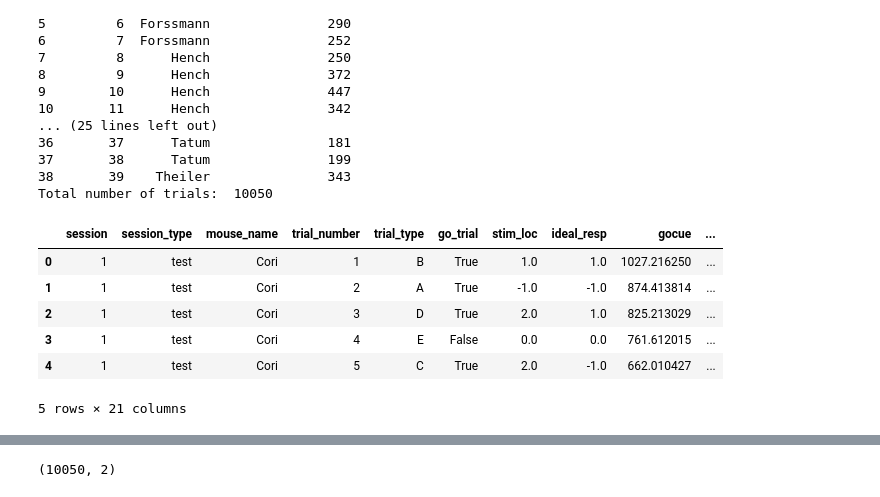
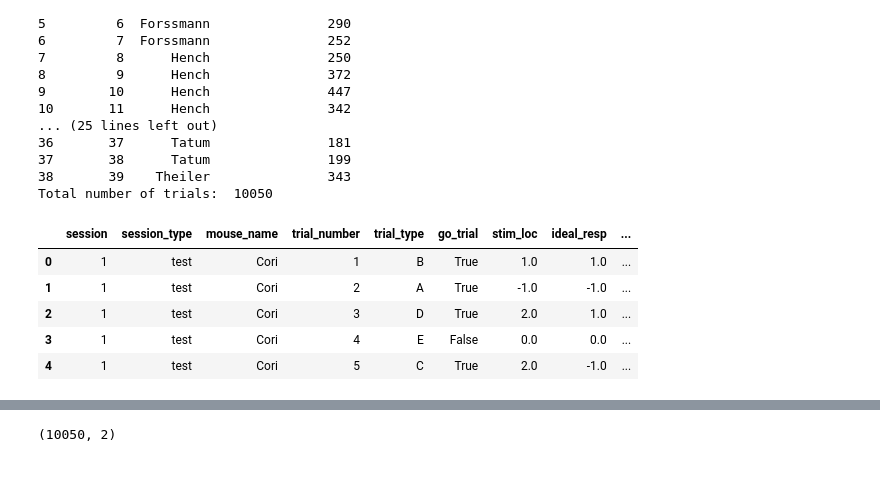
Before and after one commit to jordanlei/neuromatch-project, a Jupyter notebook: data_extraction_UNIFIED.ipynb, the cells around one changed output, grey strips where cells are left out. Drawn from its saved outputs; the diff is of its cells as text; code cells hidden in the pictures.

Commit message:
weird shit is going on with dat wheel ;/

```diff
--- a/data_extraction_UNIFIED.ipynb
+++ b/data_extraction_UNIFIED.ipynb
@@ -82,8 +82,8 @@ gocue = [] #dat['gocue']: when the go cue sound was played.
 response_time = []
 latency = []
 mouse_resp = []
-wheel_go_rt = []
-wheel_stim_rt = []
+wheel_velocity = []
+wheel_acceleration = []
 pres_acc = []
 feedback_onset = []
 feedback_type = []
@@ -155,21 +155,11 @@ for dat in alldat:
         # append mouse's response
         mouse_resp.append(dat.get('response')[t])
 
-        # wheel_go_rt (average speed between gocue and rt)
-        wheel_bin_g = int(round((dat.get('gocue')[t][0]),2)*100)
-        wheel_bin_r = int(round((dat.get('response_time')[t][0]),2)*100) #gets 'wheel' timebin for 'response_time'
-        if (dat.get('contrast_left')[t] != 0) or (dat.get('contrast_right')[t] != 0) == True:
-            wheel_go_rt.append(((np.abs(np.sum(dat.get('wheel')[0][t][wheel_bin_g:wheel_bin_r])))/latency[t])*100)#divide by latency at t (amount of time between the two)
-        else:
-            wheel_go_rt.append(np.nan)
+#         # velocity
+#         wheel_velocity.append(dat['wheel'][0][0])
 
-        # wheel_stim_rt (average wheel speed between stim onset and rt)
-        wheel_bin_stim = int(round((dat.get('gocue')[t][0]),2)*100)
-        wheel_bin_r = int(round((dat.get('response_time')[t][0]),2)*100) #gets 'wheel' timebin for 'response_time'
-        if (dat.get('contrast_left')[t] != 0) or (dat.get('contrast_right')[t] != 0) == True:
-            wheel_stim_rt.append(((np.abs(np.sum(dat.get('wheel')[0][t][50:wheel_bin_r])))/latency[t])*100 + 500)#divide by latency at t (amount of time between the two)
-        else:
-            wheel_stim_rt.append(np.nan)
+#         # wheel acceleration
+#         wheel_acceleration.append(np.diff(vel[t]/10))
 
         # mouse's accuracy on present trial
         if ideal_resp[t] == mouse_resp[t]:
@@ -202,34 +192,32 @@ for dat in alldat:
 # %%
 dict = {'session': session,
         'session_type': session_type,
         'mouse_name': mouse_name,
         'trial_number': trial_number,
         'trial_type': trial_type,
         'go_trial': go_trial,
         'stim_loc': stim_loc,
         'ideal_resp': ideal_resp,
-        'gocue': gocue,
         'response_time': response_time,
         'latency': latency,
         'mouse_resp': mouse_resp,
-        'wheel_go_rt': wheel_go_rt,
-        'wheel_stim_rt': wheel_stim_rt,
+#         'wheel_velocity': wheel_velocity,
+#         'wheel_acceleration': wheel_acceleration,
         'pres_acc': pres_acc,
         'feedback_onset': feedback_onset,
         'feedback_type': feedback_type,
         'contrast_left': contrast_left,
         'contrast_right': contrast_right,
         'contrast_diff': contrast_diff,
         'pres_difficulty': pres_difficulty
        }
 
 data_extracted = pd.DataFrame(dict)
 data_extracted.head()
 # %% [output]
-|  | session | session_type | mouse_name | trial_number | trial_type | go_trial | stim_loc | ideal_resp | gocue | ... |
-| 0 | 1 | test | Cori | 1 | B | True | 1.0 | 1.0 | 1027.216250 | ... |
-| 1 | 1 | test | Cori | 2 | A | True | -1.0 | -1.0 | 874.413814 | ... |
-| 2 | 1 | test | Cori | 3 | D | True | 2.0 | 1.0 | 825.213029 | ... |
-| 3 | 1 | test | Cori | 4 | E | False | 0.0 | 0.0 | 761.612015 | ... |
-| 4 | 1 | test | Cori | 5 | C | True | 2.0 | -1.0 | 662.010427 | ... |
+|  | session | session_type | mouse_name | trial_number | trial_type | go_trial | stim_loc | ideal_resp | ... |
+| 0 | 1 | test | Cori | 1 | B | True | 1.0 | 1.0 | ... |
+| 1 | 1 | test | Cori | 2 | A | True | -1.0 | -1.0 | ... |
+| 2 | 1 | test | Cori | 3 | D | True | 2.0 | 1.0 | ... |
+| 3 | 1 | test | Cori | 4 | E | False | 0.0 | 0.0 | ... |
+| 4 | 1 | test | Cori | 5 | C | True | 2.0 | -1.0 | ... |
-5 rows × 21 columns
```
Also changed, not shown: parts of 8 cells of this notebook, 1 other file.
